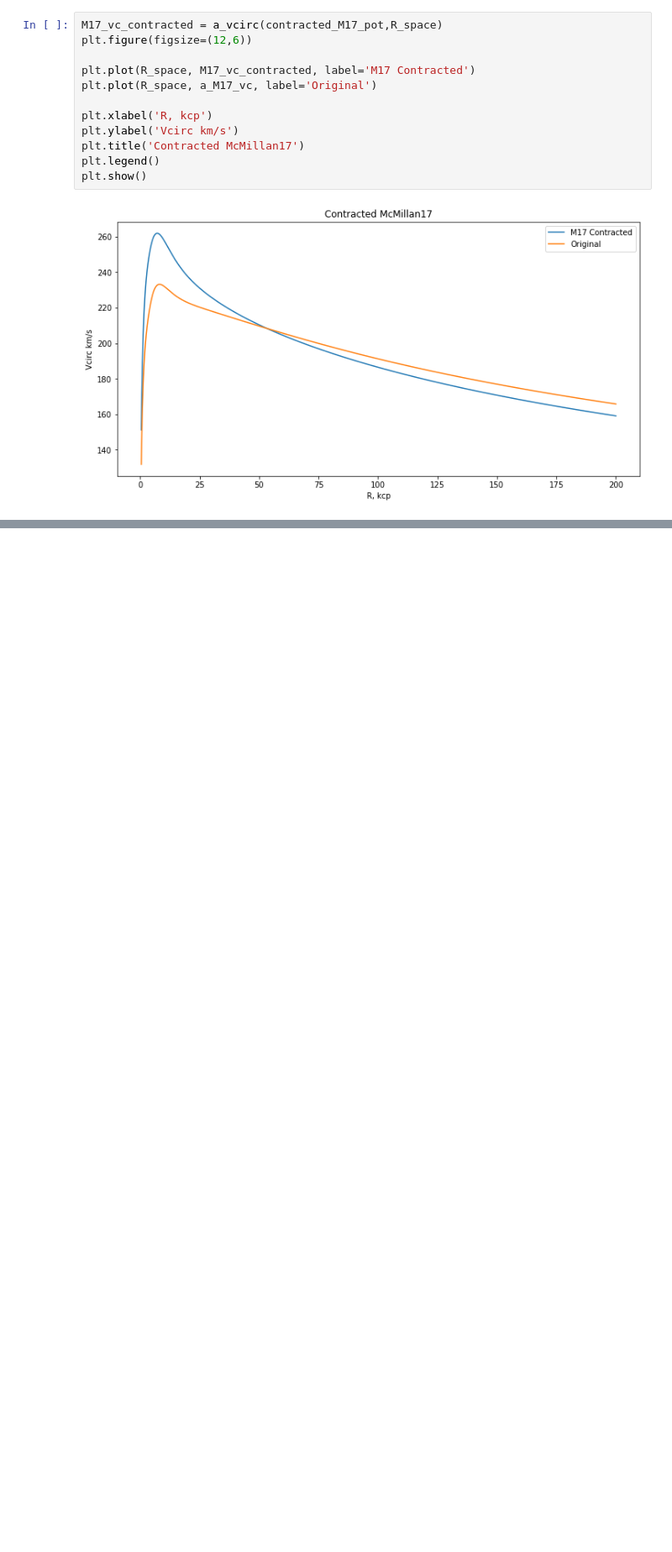
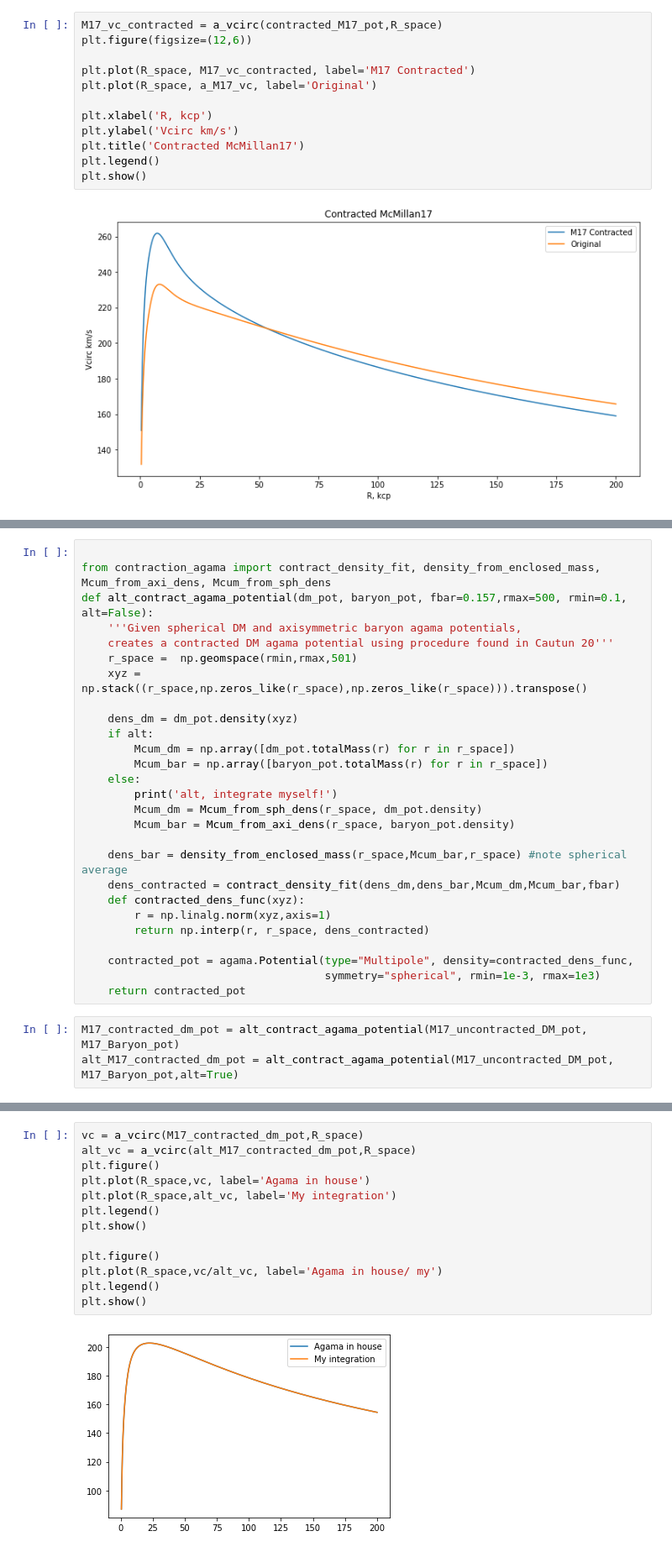
Before and after one commit to TomCallingham/Agama_Cautun_Contraction, a Jupyter notebook: Cautun_Agama-Test.ipynb, the cells around one changed output, grey strips where cells are left out. Shown at 84% size. Drawn from its saved outputs; the diff is of its cells as text; blank space fills up the shorter version.

```diff
--- a/Cautun_Agama-Test.ipynb
+++ b/Cautun_Agama-Test.ipynb
@@ -222,0 +229,30 @@ plt.show()
+# %%
+
+from contraction_agama import contract_density_fit, density_from_enclosed_mass, Mcum_from_axi_dens, Mcum_from_sph_dens
+def alt_contract_agama_potential(dm_pot, baryon_pot, fbar=0.157,rmax=500, rmin=0.1, alt=False):
+    '''Given spherical DM and axisymmetric baryon agama potentials,
+    creates a contracted DM agama potential using procedure found in Cautun 20'''
+    r_space =  np.geomspace(rmin,rmax,501)
+    xyz = np.stack((r_space,np.zeros_like(r_space),np.zeros_like(r_space))).transpose()
+
+    dens_dm = dm_pot.density(xyz)
+    if alt:
+        Mcum_dm = np.array([dm_pot.totalMass(r) for r in r_space])
+        Mcum_bar = np.array([baryon_pot.totalMass(r) for r in r_space])
+    else:
+        print('alt, integrate myself!')
+        Mcum_dm = Mcum_from_sph_dens(r_space, dm_pot.density)
+        Mcum_bar = Mcum_from_axi_dens(r_space, baryon_pot.density)
+
+    dens_bar = density_from_enclosed_mass(r_space,Mcum_bar,r_space) #note spherical average
+    dens_contracted = contract_density_fit(dens_dm,dens_bar,Mcum_dm,Mcum_bar,fbar)
+    def contracted_dens_func(xyz):
+        r = np.linalg.norm(xyz,axis=1)
+        return np.interp(r, r_space, dens_contracted)
+
+    contracted_pot = agama.Potential(type="Multipole", density=contracted_dens_func,
+                                     symmetry="spherical", rmin=1e-3, rmax=1e3)
+    return contracted_pot
+# %%
+M17_contracted_dm_pot = alt_contract_agama_potential(M17_uncontracted_DM_pot, M17_Baryon_pot)
+alt_M17_contracted_dm_pot = alt_contract_agama_potential(M17_uncontracted_DM_pot, M17_Baryon_pot,alt=True)
@@ -222,0 +266,15 @@ plt.show()
+# %%
+vc = a_vcirc(M17_contracted_dm_pot,R_space)
+alt_vc = a_vcirc(alt_M17_contracted_dm_pot,R_space)
+plt.figure()
+plt.plot(R_space,vc, label='Agama in house')
+plt.plot(R_space,alt_vc, label='My integration')
+plt.legend()
+plt.show()
+
+plt.figure()
+plt.plot(R_space,vc/alt_vc, label='Agama in house/ my')
+plt.legend()
+plt.show()
+# %% [output]
+[figure, added]
```
Also changed, not shown: parts of 9 cells of this notebook, 3 other files.
